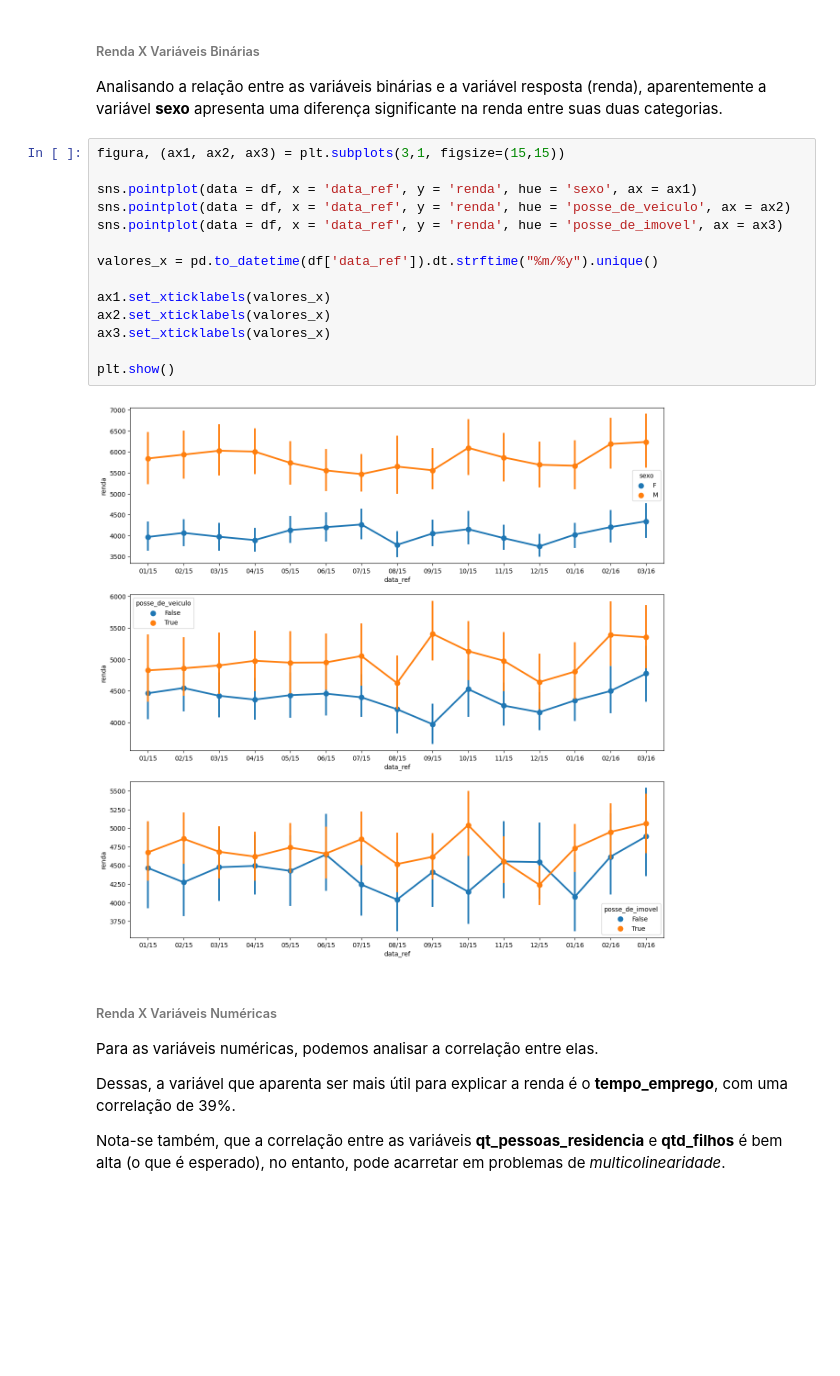
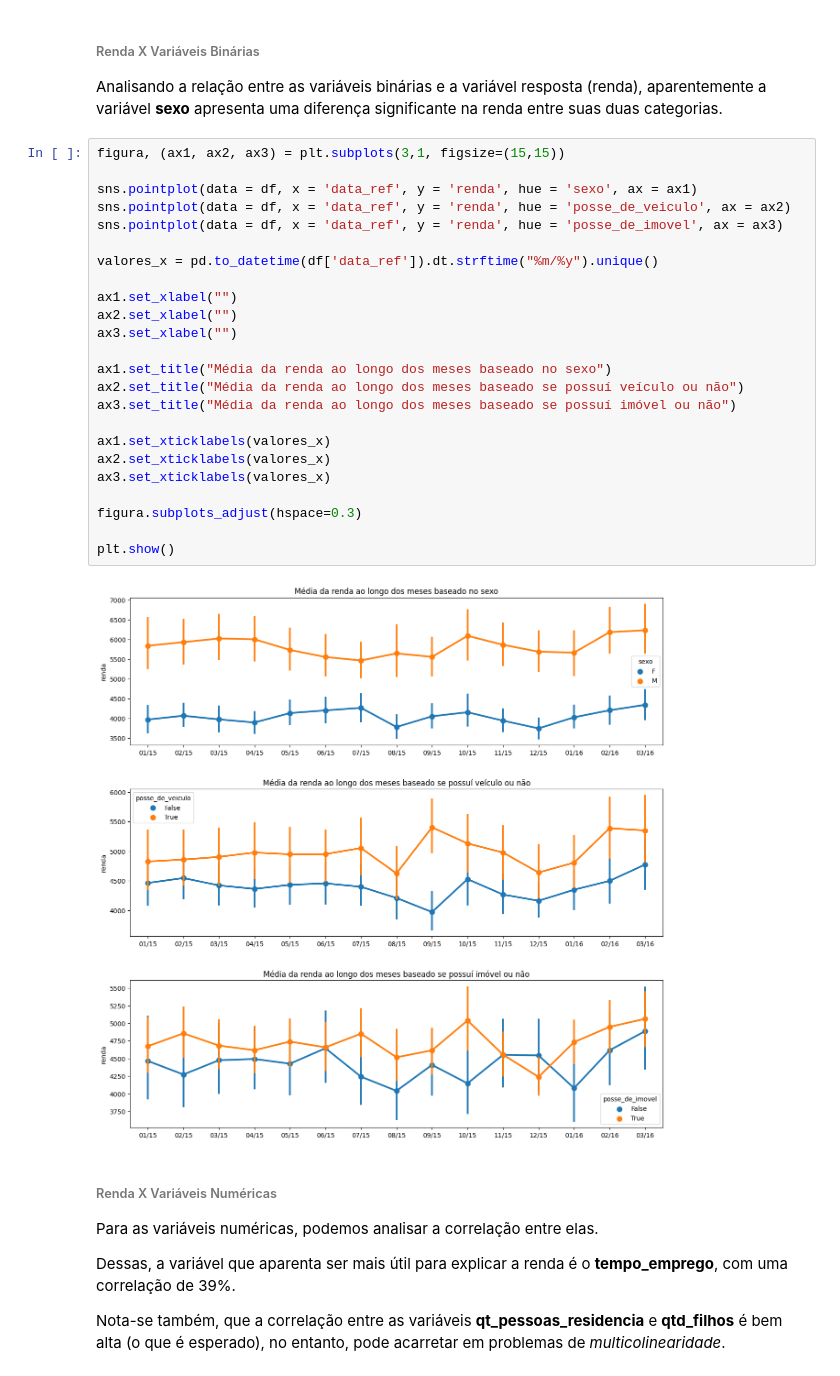
Before and after one commit to daviNGL/EBAC-projeto-previsao-de-renda, a Jupyter notebook: projeto.ipynb, the cells around one changed output. Cells and saved outputs as stored; diff of their text form; blank space fills up the shorter version.

```diff
--- a/projeto.ipynb
+++ b/projeto.ipynb
@@ -272,19 +272,29 @@ Analisando a relação entre as variáveis binárias e a variável resposta (ren
 # %%
 figura, (ax1, ax2, ax3) = plt.subplots(3,1, figsize=(15,15))
 
 sns.pointplot(data = df, x = 'data_ref', y = 'renda', hue = 'sexo', ax = ax1)
 sns.pointplot(data = df, x = 'data_ref', y = 'renda', hue = 'posse_de_veiculo', ax = ax2)
 sns.pointplot(data = df, x = 'data_ref', y = 'renda', hue = 'posse_de_imovel', ax = ax3)
 
 valores_x = pd.to_datetime(df['data_ref']).dt.strftime("%m/%y").unique()
 
+ax1.set_xlabel("")
+ax2.set_xlabel("")
+ax3.set_xlabel("")
+
+ax1.set_title("Média da renda ao longo dos meses baseado no sexo")
+ax2.set_title("Média da renda ao longo dos meses baseado se possuí veículo ou não")
+ax3.set_title("Média da renda ao longo dos meses baseado se possuí imóvel ou não")
+
 ax1.set_xticklabels(valores_x)
 ax2.set_xticklabels(valores_x)
 ax3.set_xticklabels(valores_x)
 
+figura.subplots_adjust(hspace=0.3)
+
 plt.show()
 # %% [output]
-[figure, old version]
+[figure, new version]
 # %% [markdown]
 ###### Renda X Variáveis Numéricas
 
```
Also changed, not shown: parts of 3 cells of this notebook.
